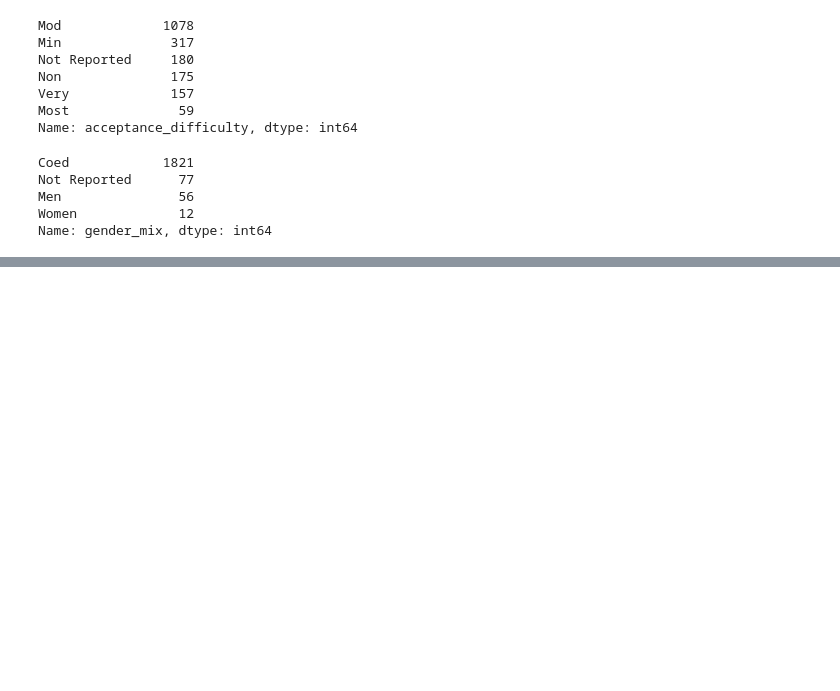
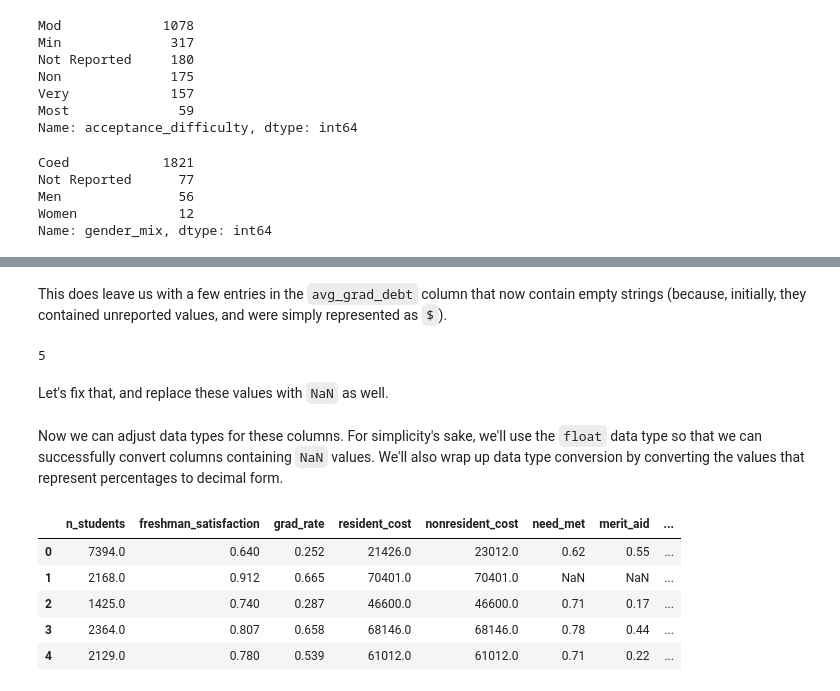
Before and after one commit to jfbriggs/scrape_clean_college_data, a Jupyter notebook: CollegeData.ipynb, the cells around one changed output, grey strips where cells are left out. Drawn from its saved outputs; the diff is of its cells as text; code cells hidden in the pictures; blank space fills up the shorter version.

```diff
--- a/CollegeData.ipynb
+++ b/CollegeData.ipynb
@@ -285,0 +296,7 @@ Name: gender_mix, dtype: int64
+# %%
+numeric_cols = ["n_students", "freshman_satisfaction", "grad_rate", "resident_cost", "nonresident_cost", "need_met", "merit_aid", "avg_grad_debt", "pct_american_indian", "pct_african_american", "pct_asian_pacific_islander", "pct_hispanic", "pct_international"]
+
+for col in numeric_cols:
+    merged_data[col] = merged_data[col].str.lower()
+    print(col + " - Not Reported: " + str(len(merged_data[(merged_data[col] == "not reported")])))
+    print(col + " - Hyphen:" + str(len(merged_data[(merged_data[col] == "-")])))
@@ -285,0 +335,8 @@ Name: gender_mix, dtype: int64
+# %% [markdown]
+This does leave us with a few entries in the `avg_grad_debt` column that now contain empty strings (because, initially, they contained unreported values, and were simply represented as `$`).
+# %%
+len(merged_data[merged_data["avg_grad_debt"] == ""])
+# %% [output]
+5
+# %% [markdown]
+Let's fix that, and replace these values with `NaN` as well.
@@ -285,0 +345,16 @@ Name: gender_mix, dtype: int64
+# %% [markdown]
+Now we can adjust data types for these columns.  For simplicity's sake, we'll use the `float` data type so that we can successfully convert columns containing `NaN` values.  We'll also wrap up data type conversion by converting the values that represent percentages to decimal form.
+# %%
+merged_data[numeric_cols] = merged_data[numeric_cols].astype("float")
+
+percentage_cols = ["freshman_satisfaction", "grad_rate", "need_met", "merit_aid", "pct_american_indian", "pct_african_american", "pct_asian_pacific_islander", "pct_hispanic", "pct_international"]
+merged_data[percentage_cols] = merged_data[percentage_cols] / 100 # divide values by 100 to convert to decimal form
+
+merged_data[numeric_cols].head()
+# %% [output]
+|  | n_students | freshman_satisfaction | grad_rate | resident_cost | nonresident_cost | need_met | merit_aid | ... |
+| 0 | 7394.0 | 0.640 | 0.252 | 21426.0 | 23012.0 | 0.62 | 0.55 | ... |
+| 1 | 2168.0 | 0.912 | 0.665 | 70401.0 | 70401.0 | NaN | NaN | ... |
+| 2 | 1425.0 | 0.740 | 0.287 | 46600.0 | 46600.0 | 0.71 | 0.17 | ... |
+| 3 | 2364.0 | 0.807 | 0.658 | 68146.0 | 68146.0 | 0.78 | 0.44 | ... |
+| 4 | 2129.0 | 0.780 | 0.539 | 61012.0 | 61012.0 | 0.71 | 0.22 | ... |
```
Also changed, not shown: parts of 24 cells of this notebook, 4 other files.
